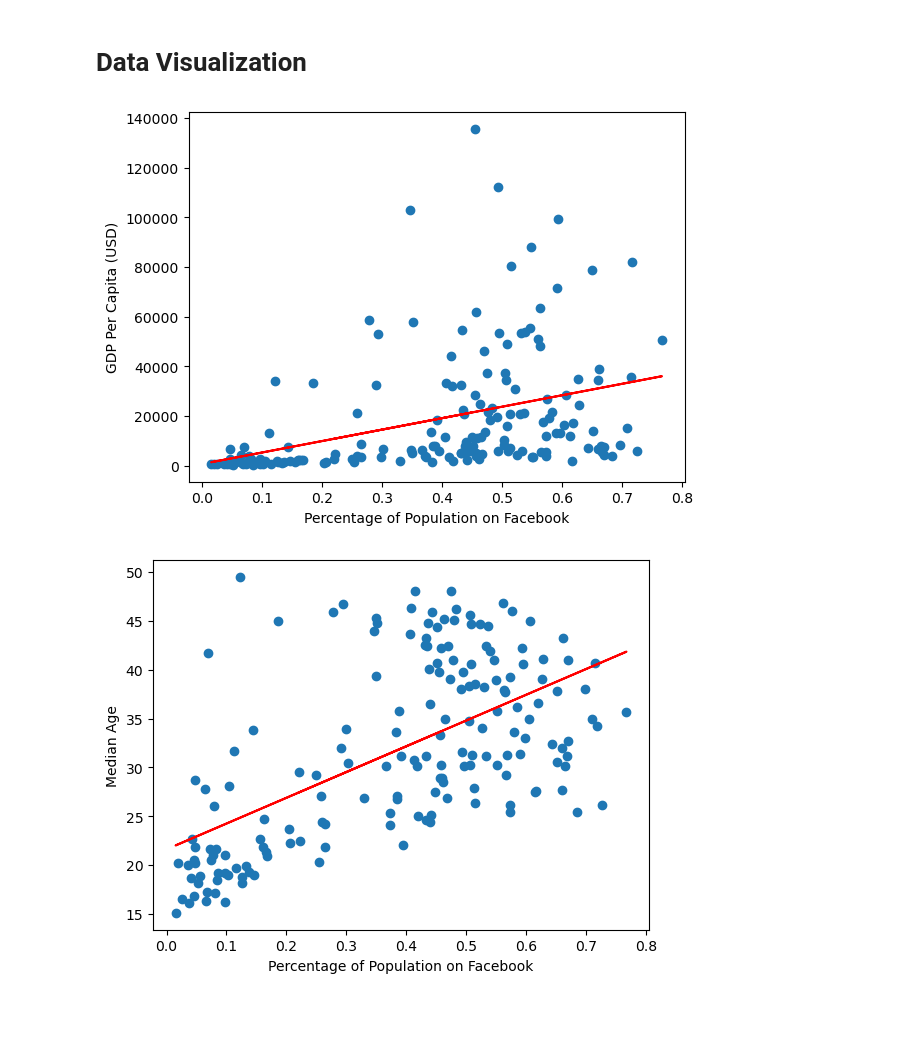
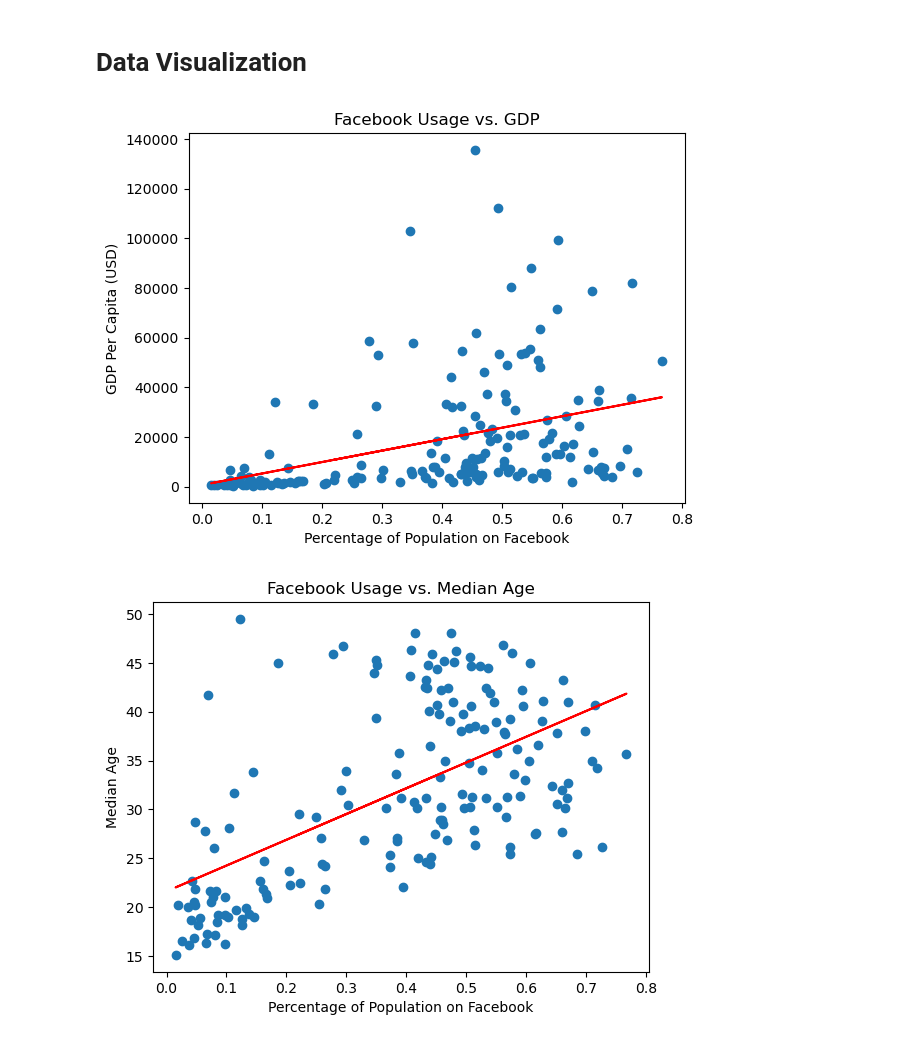
Before and after one commit to MyJineng/Project1, a Jupyter notebook: platform_analysis/platform_analysis.ipynb, the cells around one changed output. Saved outputs shown, nothing was run; the diff lists cells and outputs as text; code cells hidden in the pictures; blank space fills up the shorter version.

Commit message:
tidying, added titles

```diff
--- a/platform_analysis/platform_analysis.ipynb
+++ b/platform_analysis/platform_analysis.ipynb
@@ -143,41 +143,43 @@ yt_data_complete.head()
 # %% [markdown]
 # Data Visualization
 # %%
-# Create a scatter plot for % FB users vs. GDP per capita
-# plt.scatter(fb_data_complete["% of Population"], fb_data_complete["GDP Per Capita (USD)"])
-# plt.xlabel("Percentage of Population on Facebook")
-# plt.ylabel("GDP Per Capita (USD)")
-# plt.show()
-
 # Calculate line of best fit (code taken from week 5 exercise)
 (slope, intercept, rvalue, pvalue, stderr) = linregress(fb_data_complete["% of Population"], fb_data_complete["GDP Per Capita (USD)"])
 regress_values = fb_data_complete["% of Population"] * slope + intercept
 line_eq = "y = " + str(round(slope,2)) + "x + " + str(round(intercept,2))
+
+# Plot data
 plt.scatter(fb_data_complete["% of Population"], fb_data_complete["GDP Per Capita (USD)"])
+
+# Add line of best fit
 plt.plot(fb_data_complete["% of Population"],regress_values,"r-")
 plt.annotate(line_eq,(5.8,0.8),fontsize=15,color="red")
+
+# Label chart
+plt.title("Facebook Usage vs. GDP")
 plt.xlabel("Percentage of Population on Facebook")
 plt.ylabel("GDP Per Capita (USD)")
 plt.show()
 # %% [output]
-[figure, old version]
+[figure, new version]
 # %%
-# Create a scatter plot for % FB users vs median age
-# plt.scatter(fb_data_complete["% of Population"], fb_data_complete["Median Age"])
-# plt.xlabel("Percentage of Population on Facebook")
-# plt.ylabel("Median Age")
-# plt.show()
-
 # Calculate line of best fit (code taken from week 5 exercise)
 (slope, intercept, rvalue, pvalue, stderr) = linregress(fb_data_complete["% of Population"], fb_data_complete["Median Age"])
 regress_values = fb_data_complete["% of Population"] * slope + intercept
 line_eq = "y = " + str(round(slope,2)) + "x + " + str(round(intercept,2))
+
+# Plot data
 plt.scatter(fb_data_complete["% of Population"], fb_data_complete["Median Age"])
+
+# Add line of best fit
 plt.plot(fb_data_complete["% of Population"],regress_values,"r-")
 plt.annotate(line_eq,(5.8,0.8),fontsize=15,color="red")
+
+# Label chart
+plt.title("Facebook Usage vs. Median Age")
 plt.xlabel("Percentage of Population on Facebook")
 plt.ylabel("Median Age")
 plt.show()
 # %% [output]
-[figure, old version]
+[figure, new version]
 # %%
```
Also changed, not shown: parts of 4 cells of this notebook.
